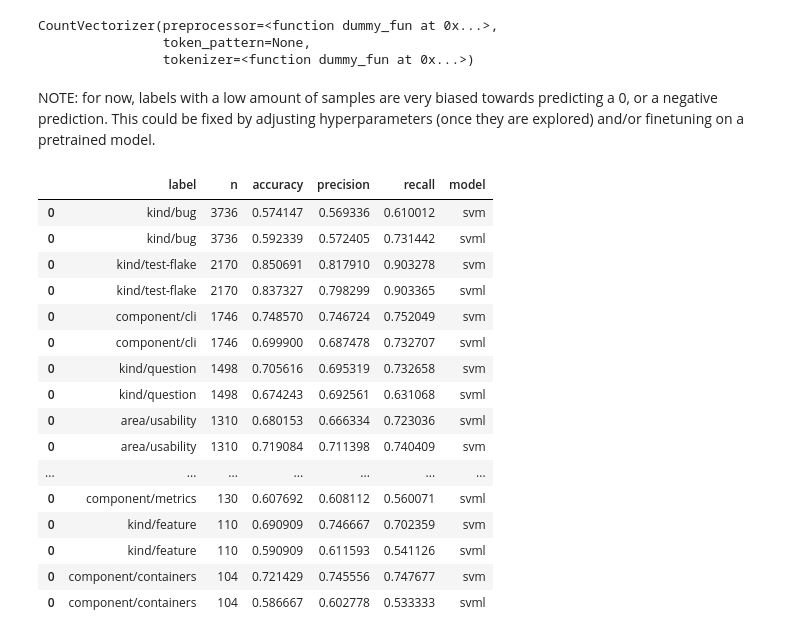
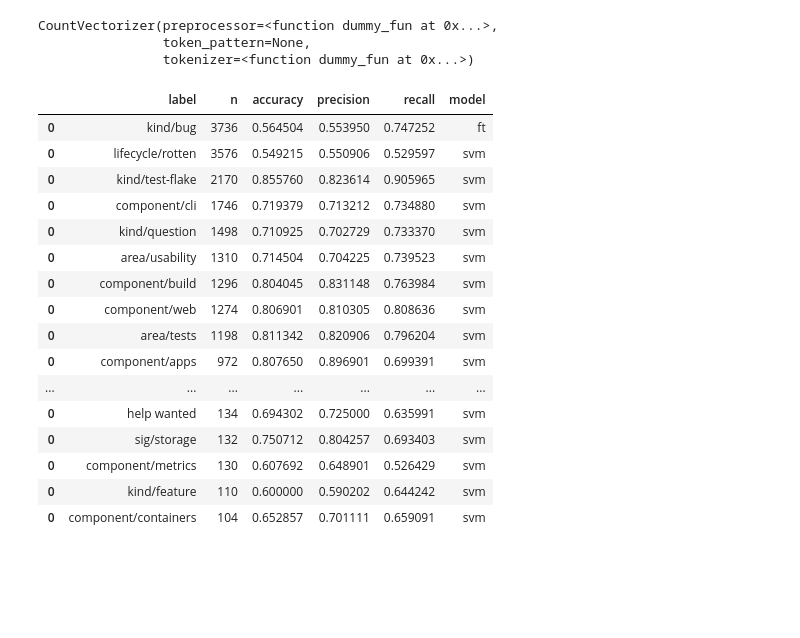
Before and after one commit to antter/github-labeler, a Jupyter notebook: models/fastText_expirements.ipynb, the cells around one changed output. Drawn from its saved outputs; the diff is of its cells as text; code cells hidden in the pictures; blank space fills up the shorter version.

```diff
--- a/models/fastText_expirements.ipynb
+++ b/models/fastText_expirements.ipynb
@@ -245,6 +246,7 @@ dont_pred = [
     "lifecycle/stale",
     "priority/P3",
     "priority/P1",
+    "lifecycle/rotten" "priority/P0",
     "lifecycle/rotten",
 ]
 
@@ -357,6 +353,9 @@ class FtModel(FirstColFtClassifier):
     def predict(self, x):
         input_ = self.preprocess(x)
         return super().predict(input_)
+
+    def save(self, path):
+        return self.model.save_model(path)
 
 
 class SVM(SVC):
@@ -375,22 +374,8 @@ class SVM(SVC):
         input_ = self.preprocess(x)
         return super().predict(input_)
 
-
-class SVML(SVC):
-    def __init__(self):
-        super().__init__(kernel="linear")
-
-    def preprocess(self, x):
-        ret = cv.transform(x.processed)
-        return ret
-
-    def fit(self, x, y):
-        input_ = self.preprocess(x)
-        super().fit(input_, y)
-
-    def predict(self, x):
-        input_ = self.preprocess(x)
-        return super().predict(input_)
+    def save(self, path):
+        return dump(self, path)
 # %%
 def predict_label(label, k=5, model_class=FtModel):
     """
@@ -420,40 +405,38 @@ def predict_label(label, k=5, model_class=FtModel):
 # %%
 predicted_labels = []
 for label in final_labels:
+    pred_1 = predict_label(label, model_class=FtModel)
     pred_2 = predict_label(label, model_class=SVM)
-    pred_3 = predict_label(label, model_class=SVML)
+    pred_1["model"] = "ft"
     pred_2["model"] = "svm"
-    pred_3["model"] = "svml"
-    predicted_labels.append(pred_2)
-    predicted_labels.append(pred_3)
+    if pred_1.iloc[0].accuracy > (pred_2.iloc[0].accuracy):
+        predicted_labels.append(pred_1)
+    else:
+        predicted_labels.append(pred_2)
-# %% [markdown]
-NOTE: for now, labels with a low amount of samples are very biased towards predicting a 0, or a negative prediction. This could be fixed by adjusting hyperparameters (once they are explored) and/or finetuning on a pretrained model.
 # %%
 # save and print the validation results
-
-pd.set_option("display.max_rows", 150)
 
 results_df = pd.concat(predicted_labels).sort_values("n", ascending=False)
 
 results_df
 # %% [output]
 |  | label | n | accuracy | precision | recall | model |
-| 0 | kind/bug | 3736 | 0.574147 | 0.569336 | 0.610012 | svm |
-| 0 | kind/bug | 3736 | 0.592339 | 0.572405 | 0.731442 | svml |
-| 0 | kind/test-flake | 2170 | 0.850691 | 0.817910 | 0.903278 | svm |
-| 0 | kind/test-flake | 2170 | 0.837327 | 0.798299 | 0.903365 | svml |
-| 0 | component/cli | 1746 | 0.748570 | 0.746724 | 0.752049 | svm |
-| 0 | component/cli | 1746 | 0.699900 | 0.687478 | 0.732707 | svml |
-| 0 | kind/question | 1498 | 0.705616 | 0.695319 | 0.732658 | svm |
-| 0 | kind/question | 1498 | 0.674243 | 0.692561 | 0.631068 | svml |
-| 0 | area/usability | 1310 | 0.680153 | 0.666334 | 0.723036 | svml |
-| 0 | area/usability | 1310 | 0.719084 | 0.711398 | 0.740409 | svm |
+| 0 | kind/bug | 3736 | 0.564504 | 0.553950 | 0.747252 | ft |
+| 0 | lifecycle/rotten | 3576 | 0.549215 | 0.550906 | 0.529597 | svm |
+| 0 | kind/test-flake | 2170 | 0.855760 | 0.823614 | 0.905965 | svm |
+| 0 | component/cli | 1746 | 0.719379 | 0.713212 | 0.734880 | svm |
+| 0 | kind/question | 1498 | 0.710925 | 0.702729 | 0.733370 | svm |
+| 0 | area/usability | 1310 | 0.714504 | 0.704225 | 0.739523 | svm |
+| 0 | component/build | 1296 | 0.804045 | 0.831148 | 0.763984 | svm |
+| 0 | component/web | 1274 | 0.806901 | 0.810305 | 0.808636 | svm |
+| 0 | area/tests | 1198 | 0.811342 | 0.820906 | 0.796204 | svm |
+| 0 | component/apps | 972 | 0.807650 | 0.896901 | 0.699391 | svm |
 | ... | ... | ... | ... | ... | ... | ... |
-| 0 | component/metrics | 130 | 0.607692 | 0.608112 | 0.560071 | svml |
-| 0 | kind/feature | 110 | 0.690909 | 0.746667 | 0.702359 | svm |
-| 0 | kind/feature | 110 | 0.590909 | 0.611593 | 0.541126 | svml |
-| 0 | component/containers | 104 | 0.721429 | 0.745556 | 0.747677 | svm |
-| 0 | component/containers | 104 | 0.586667 | 0.602778 | 0.533333 | svml |
+| 0 | help wanted | 134 | 0.694302 | 0.725000 | 0.635991 | svm |
+| 0 | sig/storage | 132 | 0.750712 | 0.804257 | 0.693403 | svm |
+| 0 | component/metrics | 130 | 0.607692 | 0.648901 | 0.526429 | svm |
+| 0 | kind/feature | 110 | 0.600000 | 0.590202 | 0.644242 | svm |
+| 0 | component/containers | 104 | 0.652857 | 0.701111 | 0.659091 | svm |
 # %%
 # set conditions for saving the model of a potential label
 
```
Also changed, not shown: parts of 10 cells of this notebook, 3 other files.
